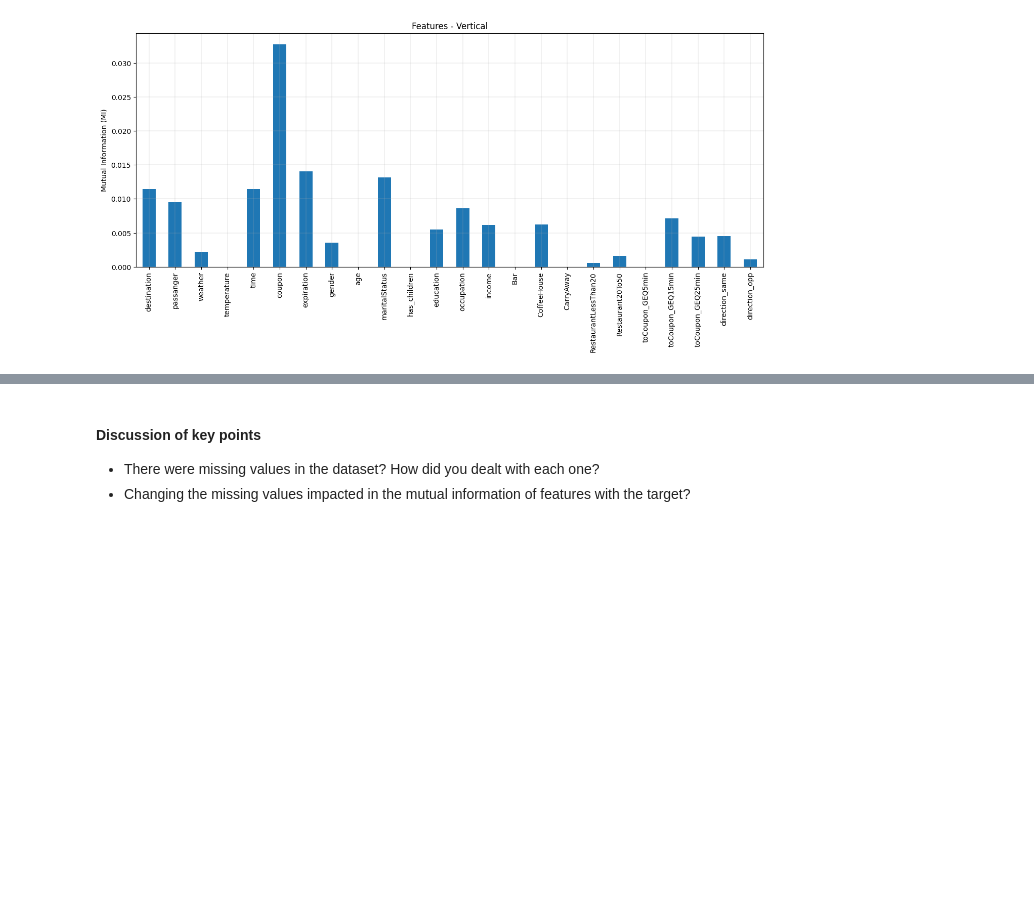
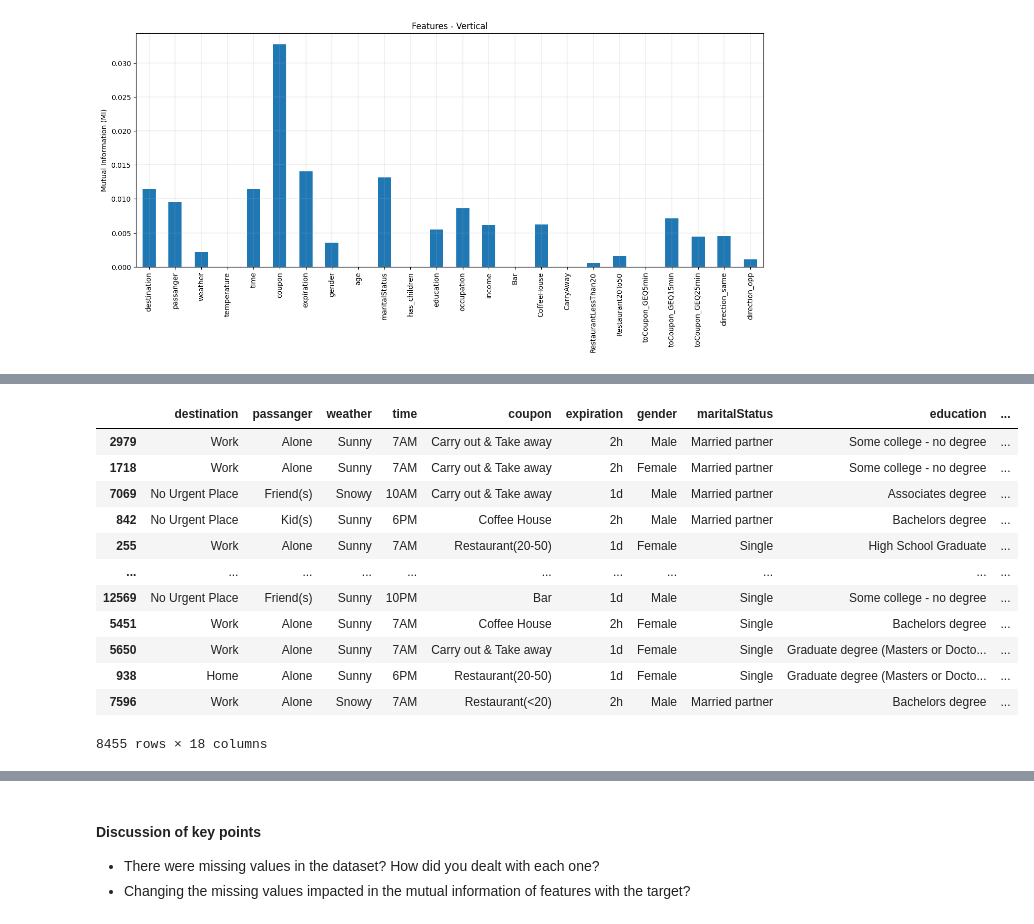
Before and after one commit to TheDeas343/MC886, a Jupyter notebook: Projects/P1/MC886_T1.ipynb, the cells around one changed output, grey strips where cells are left out. Cells and saved outputs as stored; diff of their text form; code cells hidden in the pictures; blank space fills up the shorter version.

```diff
--- a/Projects/P1/MC886_T1.ipynb
+++ b/Projects/P1/MC886_T1.ipynb
@@ -789,0 +796,22 @@ plt.show()
+# %%
+
+colunas_para_remover = ['Bar', 'age', 'CarryAway', 'toCoupon_GEQ5min', 'has_children', 'temperature']
+
+X_train = X_train.drop(colunas_para_remover, axis=1)
+X_test = X_test.drop(colunas_para_remover, axis=1)
+
+X_train
+# %% [output]
+|  | destination | passanger | weather | time | coupon | expiration | gender | maritalStatus | education | ... |
+| 2979 | Work | Alone | Sunny | 7AM | Carry out & Take away | 2h | Male | Married partner | Some college - no degree | ... |
+| 1718 | Work | Alone | Sunny | 7AM | Carry out & Take away | 2h | Female | Married partner | Some college - no degree | ... |
+| 7069 | No Urgent Place | Friend(s) | Snowy | 10AM | Carry out & Take away | 1d | Male | Married partner | Associates degree | ... |
+| 842 | No Urgent Place | Kid(s) | Sunny | 6PM | Coffee House | 2h | Male | Married partner | Bachelors degree | ... |
+| 255 | Work | Alone | Sunny | 7AM | Restaurant(20-50) | 1d | Female | Single | High School Graduate | ... |
+| ... | ... | ... | ... | ... | ... | ... | ... | ... | ... | ... |
+| 12569 | No Urgent Place | Friend(s) | Sunny | 10PM | Bar | 1d | Male | Single | Some college - no degree | ... |
+| 5451 | Work | Alone | Sunny | 7AM | Coffee House | 2h | Female | Single | Bachelors degree | ... |
+| 5650 | Work | Alone | Sunny | 7AM | Carry out & Take away | 1d | Female | Single | Graduate degree (Masters or Docto... | ... |
+| 938 | Home | Alone | Sunny | 6PM | Restaurant(20-50) | 1d | Female | Single | Graduate degree (Masters or Docto... | ... |
+| 7596 | Work | Alone | Snowy | 7AM | Restaurant(<20) | 2h | Male | Married partner | Bachelors degree | ... |
+8455 rows × 18 columns
```
Also changed, not shown: parts of 9 cells of this notebook.
